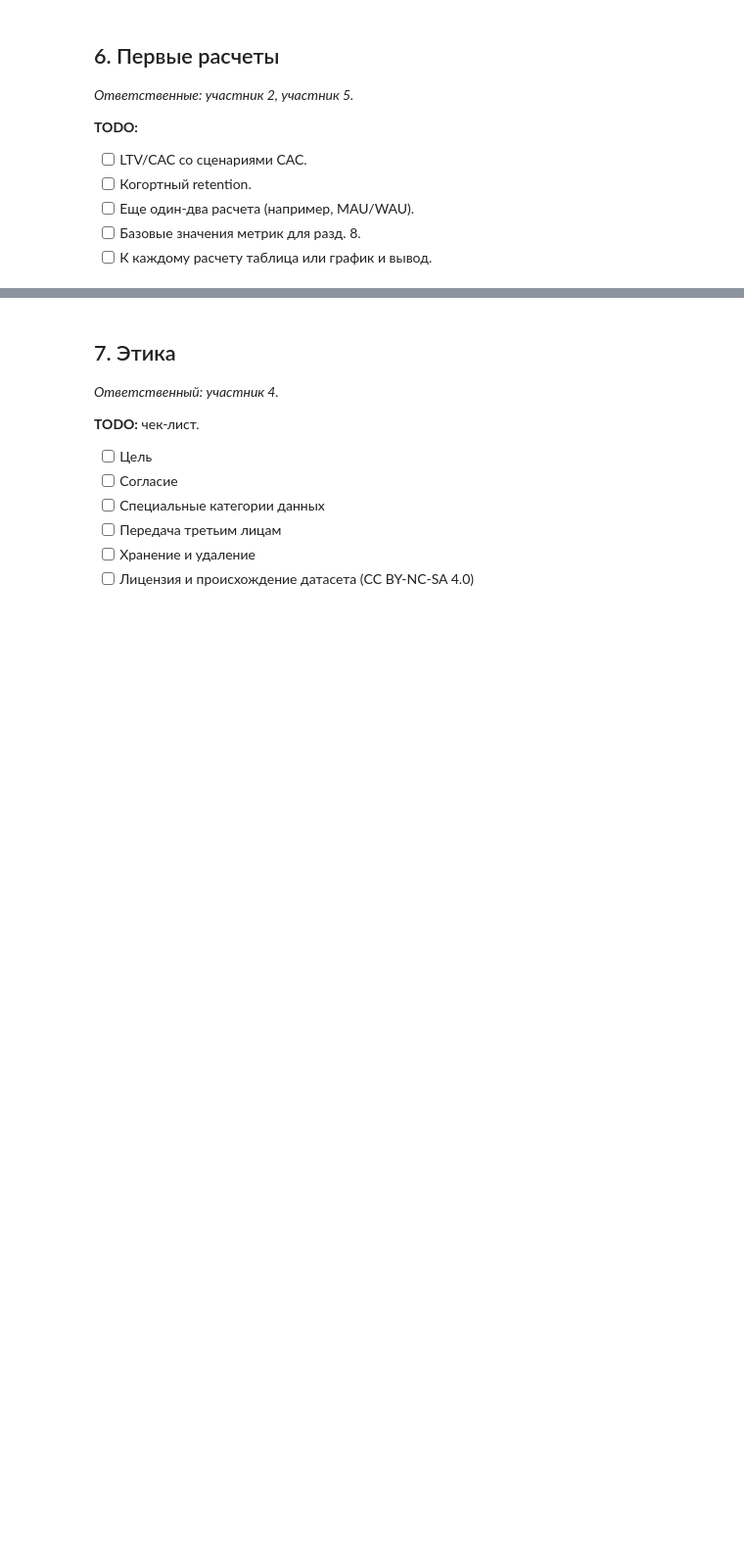
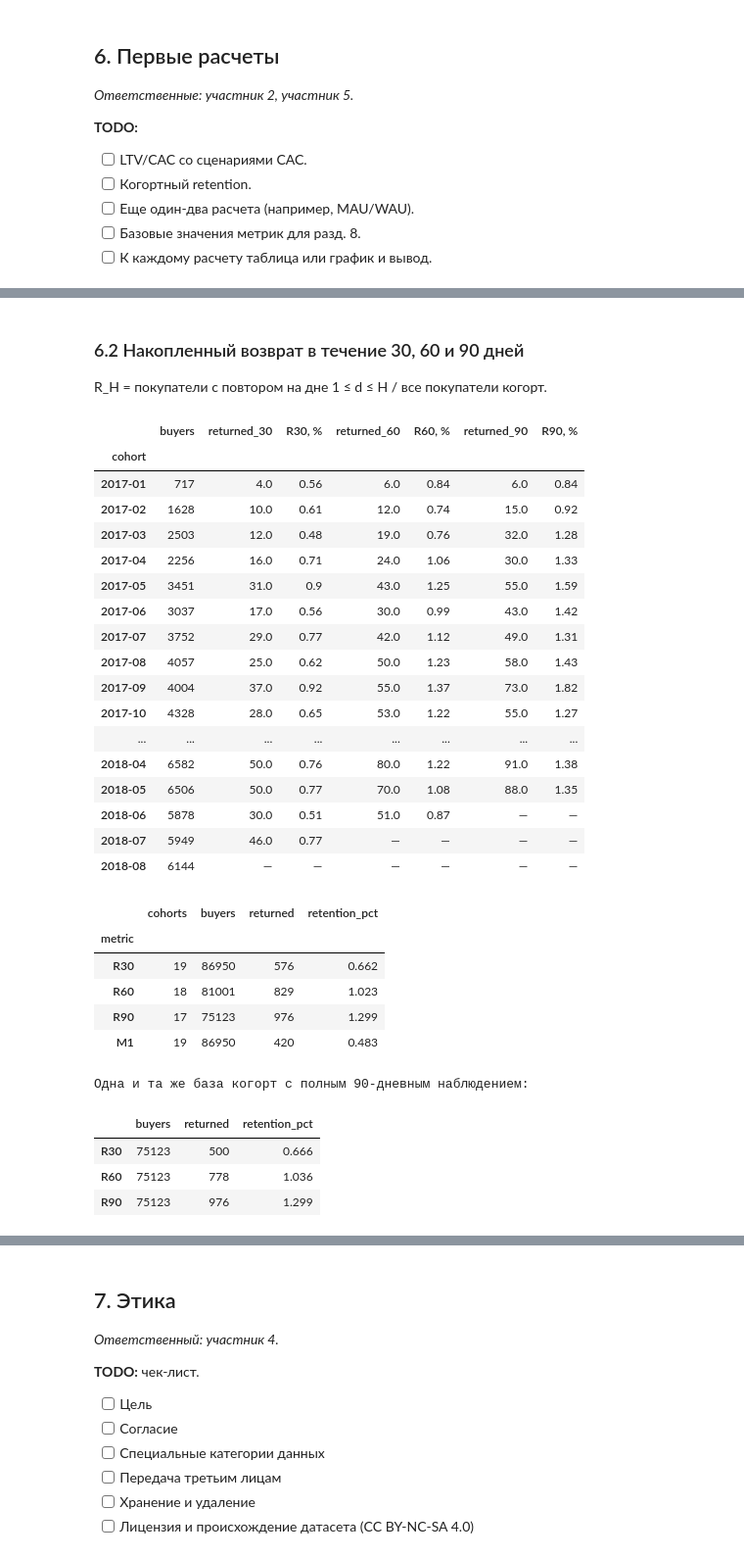
Before and after one commit to iverid/ProdAnal, a Jupyter notebook: project.ipynb, the cells around one changed output, grey strips where cells are left out. Shown at 98% size. Drawn from its saved outputs; the diff is of its cells as text; code cells hidden in the pictures; blank space fills up the shorter version.

```diff
--- a/project.ipynb
+++ b/project.ipynb
@@ -170,0 +631,76 @@ Olist использует комбинированную схему получ
+# %% [markdown]
+### 6.2 Накопленный возврат в течение 30, 60 и 90 дней
+
+R_H = покупатели с повтором на дне 1 ≤ d ≤ H / все покупатели когорт.
+# %%
+first_repeat_age = repeats.groupby('customer_unique_id').age_days.min()
+buyer_cohorts['first_repeat_age'] = first_repeat_age
+HORIZONS = (30, 60, 90)
+horizon_counts = pd.DataFrame(index=cohort_index)
+horizon_observed = pd.DataFrame(index=cohort_index)
+for horizon in HORIZONS:
+    mature = cohort_index.to_timestamp(how='end').normalize() + pd.Timedelta(days=horizon) <= LAST_OBSERVED_DAY
+    returned = buyer_cohorts.loc[buyer_cohorts.first_repeat_age.between(1, horizon)].groupby('cohort').size()
+    horizon_counts[horizon] = returned.reindex(cohort_index, fill_value=0).where(mature & cohort_sizes.gt(0))
+    horizon_observed[horizon] = mature & cohort_sizes.gt(0)
+horizon_retention = horizon_counts.div(cohort_sizes.replace(0, np.nan), axis=0)
+horizon_table = pd.DataFrame({'buyers': cohort_sizes})
+for horizon in HORIZONS:
+    horizon_table[f'returned_{horizon}'] = horizon_counts[horizon]
+    horizon_table[f'R{horizon}, %'] = horizon_retention[horizon].mul(100).round(2)
+display(horizon_table.astype(object).fillna('—'))
+summary_rows = []
+for horizon in HORIZONS:
+    mature = horizon_observed[horizon]
+    denominator = int(cohort_sizes.loc[mature].sum())
+    numerator = int(horizon_counts.loc[mature, horizon].sum())
+    summary_rows.append({'metric': f'R{horizon}', 'cohorts': int(mature.sum()),
+                         'buyers': denominator, 'returned': numerator,
+                         'retention_pct': 100 * numerator / denominator})
+m1_mature = observed_months[1] & cohort_sizes.gt(0)
+summary_rows.append({'metric': 'M1', 'cohorts': int(m1_mature.sum()),
+                     'buyers': int(cohort_sizes.loc[m1_mature].sum()),
+                     'returned': int(monthly_counts.loc[m1_mature, 1].sum()),
+                     'retention_pct': 100 * monthly_counts.loc[m1_mature, 1].sum() / cohort_sizes.loc[m1_mature].sum()})
+retention_summary = pd.DataFrame(summary_rows).set_index('metric')
+display(retention_summary.round(3))
+common_mature = horizon_observed[90]
+common_base = int(cohort_sizes.loc[common_mature].sum())
+common_horizon_summary = pd.DataFrame({
+    'buyers': common_base,
+    'returned': horizon_counts.loc[common_mature].sum().astype(int),
+})
+common_horizon_summary.index = [f'R{h}' for h in HORIZONS]
+common_horizon_summary['retention_pct'] = common_horizon_summary.returned / common_base * 100
+print('Одна и та же база когорт с полным 90-дневным наблюдением:')
+display(common_horizon_summary.round(3))
+# %% [output]
+|  | buyers | returned_30 | R30, % | returned_60 | R60, % | returned_90 | R90, % |
+| cohort |  |  |  |  |  |  |  |
+| 2017-01 | 717 | 4.0 | 0.56 | 6.0 | 0.84 | 6.0 | 0.84 |
+| 2017-02 | 1628 | 10.0 | 0.61 | 12.0 | 0.74 | 15.0 | 0.92 |
+| 2017-03 | 2503 | 12.0 | 0.48 | 19.0 | 0.76 | 32.0 | 1.28 |
+| 2017-04 | 2256 | 16.0 | 0.71 | 24.0 | 1.06 | 30.0 | 1.33 |
+| 2017-05 | 3451 | 31.0 | 0.9 | 43.0 | 1.25 | 55.0 | 1.59 |
+| 2017-06 | 3037 | 17.0 | 0.56 | 30.0 | 0.99 | 43.0 | 1.42 |
+| 2017-07 | 3752 | 29.0 | 0.77 | 42.0 | 1.12 | 49.0 | 1.31 |
+| 2017-08 | 4057 | 25.0 | 0.62 | 50.0 | 1.23 | 58.0 | 1.43 |
+| 2017-09 | 4004 | 37.0 | 0.92 | 55.0 | 1.37 | 73.0 | 1.82 |
+| 2017-10 | 4328 | 28.0 | 0.65 | 53.0 | 1.22 | 55.0 | 1.27 |
+| ... | ... | ... | ... | ... | ... | ... | ... |
+| 2018-04 | 6582 | 50.0 | 0.76 | 80.0 | 1.22 | 91.0 | 1.38 |
+| 2018-05 | 6506 | 50.0 | 0.77 | 70.0 | 1.08 | 88.0 | 1.35 |
+| 2018-06 | 5878 | 30.0 | 0.51 | 51.0 | 0.87 | — | — |
+| 2018-07 | 5949 | 46.0 | 0.77 | — | — | — | — |
+| 2018-08 | 6144 | — | — | — | — | — | — |
+|  | cohorts | buyers | returned | retention_pct |
+| metric |  |  |  |  |
+| R30 | 19 | 86950 | 576 | 0.662 |
+| R60 | 18 | 81001 | 829 | 1.023 |
+| R90 | 17 | 75123 | 976 | 1.299 |
+| M1 | 19 | 86950 | 420 | 0.483 |
+Одна и та же база когорт с полным 90-дневным наблюдением:
+|  | buyers | returned | retention_pct |
+| R30 | 75123 | 500 | 0.666 |
+| R60 | 75123 | 778 | 1.036 |
+| R90 | 75123 | 976 | 1.299 |
```
Also changed, not shown: parts of 16 cells of this notebook.
